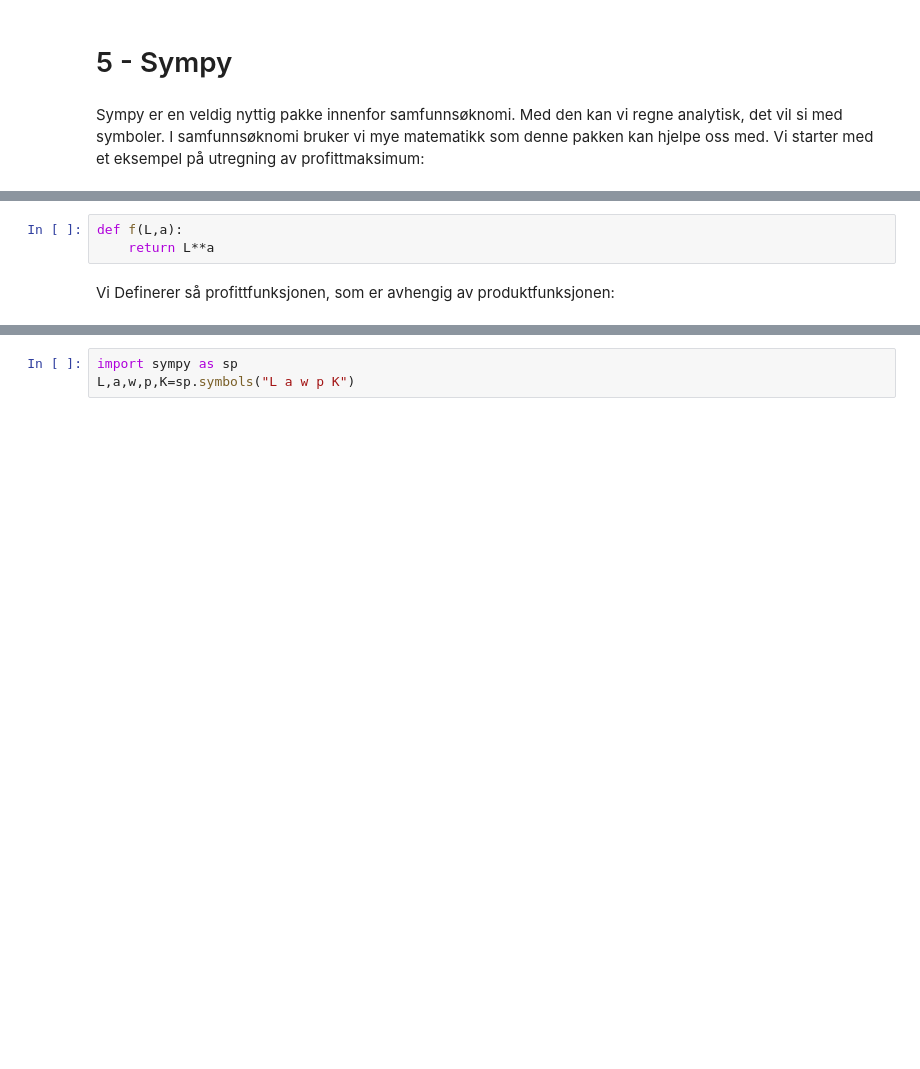
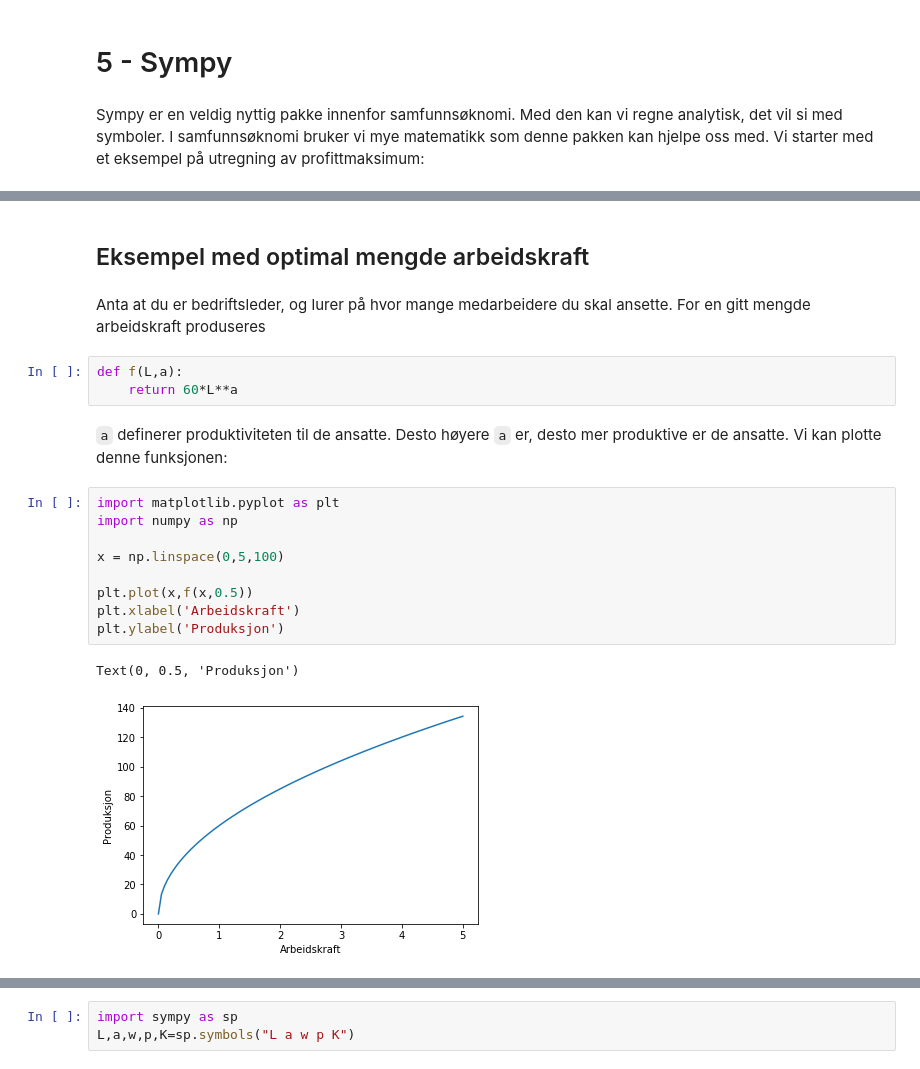
Before and after one commit to uit-sok-1003-h21/notebooks, a Jupyter notebook: 5 - sympy.ipynb, the cells around one changed output, grey strips where cells are left out. Cells and saved outputs as stored; diff of their text form; blank space fills up the shorter version.

```diff
--- a/5 - sympy.ipynb
+++ b/5 - sympy.ipynb
@@ -11,5 +7,21 @@ Vi definerer først produktfunksjonen, altså produsert mengde for en gitt mengd
+# %% [markdown]
+## Eksempel med optimal mengde arbeidskraft
+# %% [markdown]
+Anta at du er bedriftsleder, og lurer på hvor mange medarbeidere du skal ansette. For en gitt mengde arbeidskraft produseres
 # %%
 def f(L,a):
-    return L**a
+    return 60*L**a
-# %% [markdown]
-Vi Definerer så profittfunksjonen, som er avhengig av produktfunksjonen:
+# %% [markdown]
+`a` definerer produktiviteten til de ansatte. Desto høyere `a` er, desto mer produktive er de ansatte. Vi kan plotte denne funksjonen:
+# %%
+import matplotlib.pyplot as plt
+import numpy as np
+
+x = np.linspace(0,5,100)
+
+plt.plot(x,f(x,0.5))
+plt.xlabel('Arbeidskraft')
+plt.ylabel('Produksjon')
+# %% [output]
+Text(0, 0.5, 'Produksjon')
+[figure, added]
```
Also changed, not shown: parts of 49 cells of this notebook, 3 other files.
